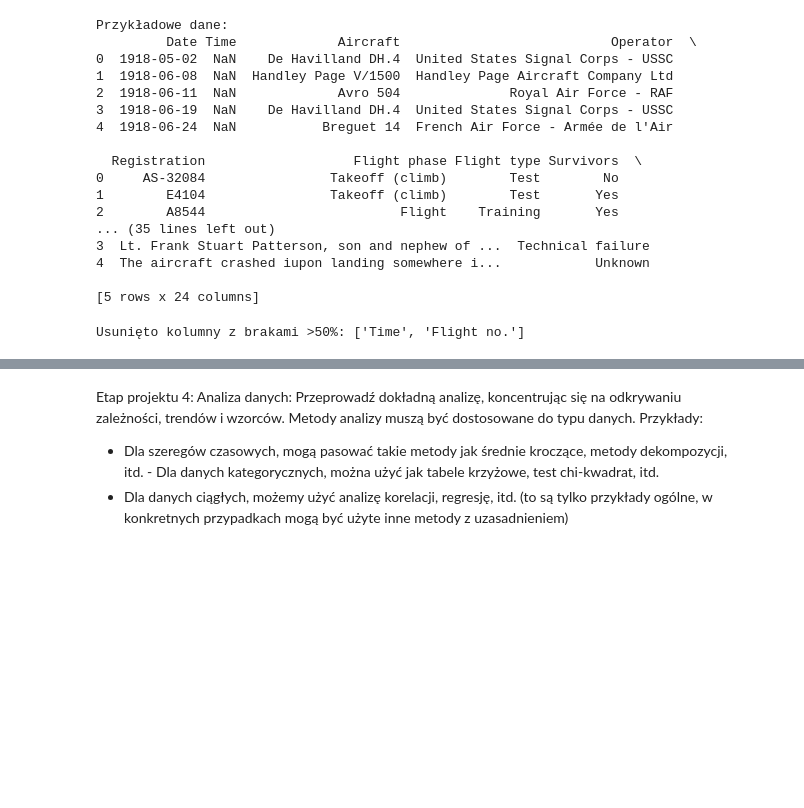
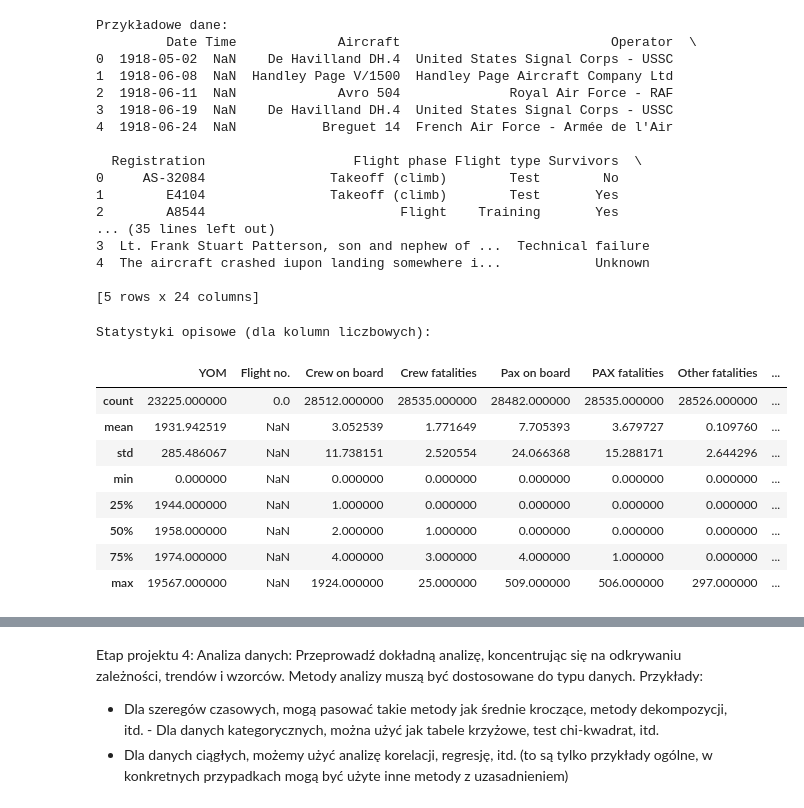
Before and after one commit to lackju/PAD_Airplane_Crashes, a Jupyter notebook: Historical Crashes.ipynb, the cells around one changed output, grey strips where cells are left out. Saved outputs shown, nothing was run; the diff lists cells and outputs as text; code cells hidden in the pictures; blank space fills up the shorter version.

```diff
--- a/Historical Crashes.ipynb
+++ b/Historical Crashes.ipynb
@@ -131,22 +131,19 @@ Przykładowe dane:
 4  The aircraft crashed iupon landing somewhere i...            Unknown
 
 [5 rows x 24 columns]
-# %%
-# Usuwanie kolumn z dużą ilością brakujących danych (>50%)
-missing_data = crashes.isnull().mean() * 100
-columns_to_drop = [col for col in crashes.columns if missing_data[col] > 50]
-crashes = crashes.drop(columns=columns_to_drop)
-print(f"Usunięto kolumny z brakami >50%: {columns_to_drop}")
-# %% [output]
-Usunięto kolumny z brakami >50%: ['Time', 'Flight no.']
-# %%
-# Konwersja kolumny z datą
-crashes['Date'] = pd.to_datetime(crashes['Date'], errors='coerce')
 # %%
-# Konwersja kolumn numerycznych do poprawnych typów
-numeric_columns = [
-    'Crew on board', 'Crew fatalities', 'Pax on board',
-    'PAX fatalities', 'Other fatalities', 'Total fatalities', 'YOM'
-]
-crashes[numeric_columns] = crashes[numeric_columns].apply(pd.to_numeric, errors='coerce')
+# Wyświetlenie statystyk opisowych
+print('Statystyki opisowe (dla kolumn liczbowych):')
+crashes.describe()
+# %% [output]
+Statystyki opisowe (dla kolumn liczbowych):
+|  | YOM | Flight no. | Crew on board | Crew fatalities | Pax on board | PAX fatalities | Other fatalities | ... |
+| count | 23225.000000 | 0.0 | 28512.000000 | 28535.000000 | 28482.000000 | 28535.000000 | 28526.000000 | ... |
+| mean | 1931.942519 | NaN | 3.052539 | 1.771649 | 7.705393 | 3.679727 | 0.109760 | ... |
+| std | 285.486067 | NaN | 11.738151 | 2.520554 | 24.066368 | 15.288171 | 2.644296 | ... |
+| min | 0.000000 | NaN | 0.000000 | 0.000000 | 0.000000 | 0.000000 | 0.000000 | ... |
+| 25% | 1944.000000 | NaN | 1.000000 | 0.000000 | 0.000000 | 0.000000 | 0.000000 | ... |
+| 50% | 1958.000000 | NaN | 2.000000 | 1.000000 | 0.000000 | 0.000000 | 0.000000 | ... |
+| 75% | 1974.000000 | NaN | 4.000000 | 3.000000 | 4.000000 | 1.000000 | 0.000000 | ... |
+| max | 19567.000000 | NaN | 1924.000000 | 25.000000 | 509.000000 | 506.000000 | 297.000000 | ... |
 # %%
```
Also changed, not shown: parts of 29 cells of this notebook.
